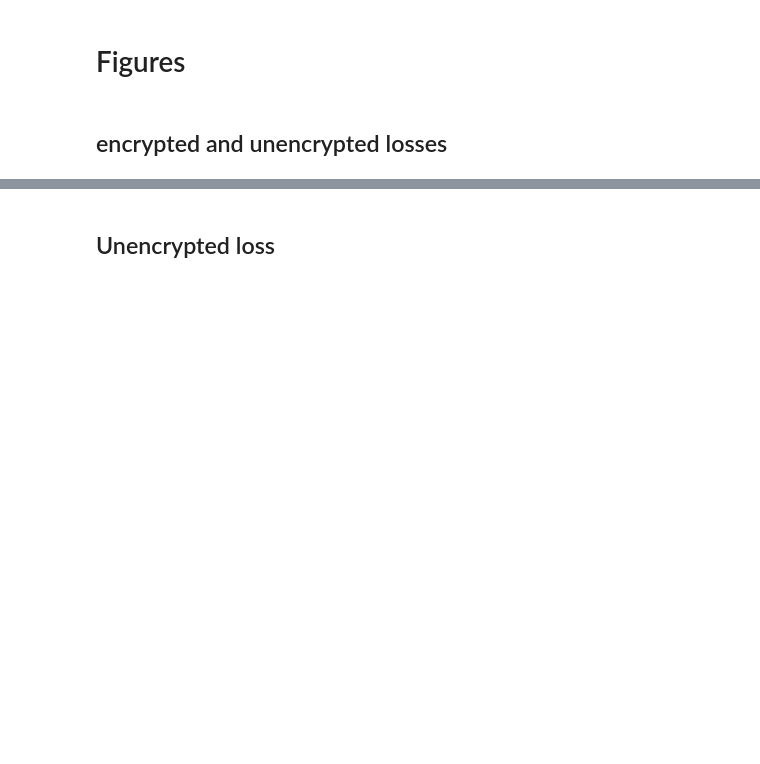
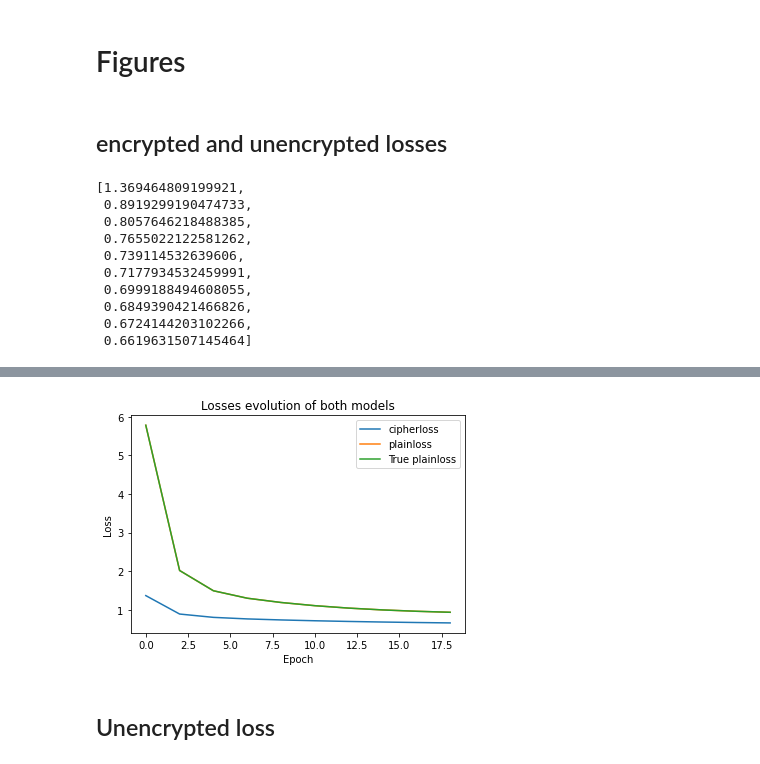
Before and after one commit to arthurPignet/privacy-preserving-titanic-challenge, a Jupyter notebook: ckks_titanic/notebooks/2-ap-main.ipynb, the cells around one changed output, grey strips where cells are left out. Saved outputs shown, nothing was run; the diff lists cells and outputs as text; code cells hidden in the pictures; blank space fills up the shorter version.

```diff
--- a/ckks_titanic/notebooks/2-ap-main.ipynb
+++ b/ckks_titanic/notebooks/2-ap-main.ipynb
@@ -334,5 +334,5 @@ model = encrypted_LR.LogisticRegressionHE(init_weight=weight,
                                           max_epoch=EPOCH,
                                           lr=LEARNING_RATE,
                                           reg_para=REGULARIZATION_RATE,
-                                          n_jobs = N)
+                                          n_jobs = N_JOBS)
 # %% [output]
@@ -380,5 +380,6 @@ unencrypted_model = unencrypted_LR.LogisticRegression(init_weight=unencrypted_we
                                                       save_weight= SAVE_WEIGHT,
                                                       max_epoch=EPOCH,
                                                       lr=LEARNING_RATE,
-                                                      reg_para=REGULARIZATION_RATE)
+                                                      reg_para=REGULARIZATION_RATE,
+                                                      n_jobs = N_JOBS)
 # %% [output]
@@ -406,8 +427,20 @@ unencrypted_model.weight.dot(unencrypted_model.weight)
 # %%
 plt.plot([i*VERBOSE for i in range(len(model.loss_list))], [i.decrypt()[0] for i in model.loss_list], label='cipherloss')
 plt.plot([i*VERBOSE for i in range(len(unencrypted_model.loss_list))], unencrypted_model.loss_list, label='plainloss')
+plt.plot([i*VERBOSE for i in range(len(unencrypted_model.true_loss_list))], unencrypted_model.loss_list, label='True plainloss')
 plt.xlabel('Epoch')
 plt.ylabel('Loss')
 plt.title('Losses evolution of both models')
 plt.legend(loc='best')
 [i.decrypt()[0] for i in model.loss_list]
+# %% [output]
+[1.369464809199921,
+ 0.8919299190474733,
+ 0.8057646218488385,
+ 0.7655022122581262,
+ 0.739114532639606,
+ 0.7177934532459991,
+ 0.6999188494608055,
+ 0.6849390421466826,
+ 0.6724144203102266,
+ 0.6619631507145464]
@@ -414,3 +464,4 @@ plt.legend(loc='best')
+[figure, added]
 # %% [markdown]
 ## Unencrypted loss
 # %%
```
Also changed, not shown: parts of 25 cells of this notebook, 1 other file.
